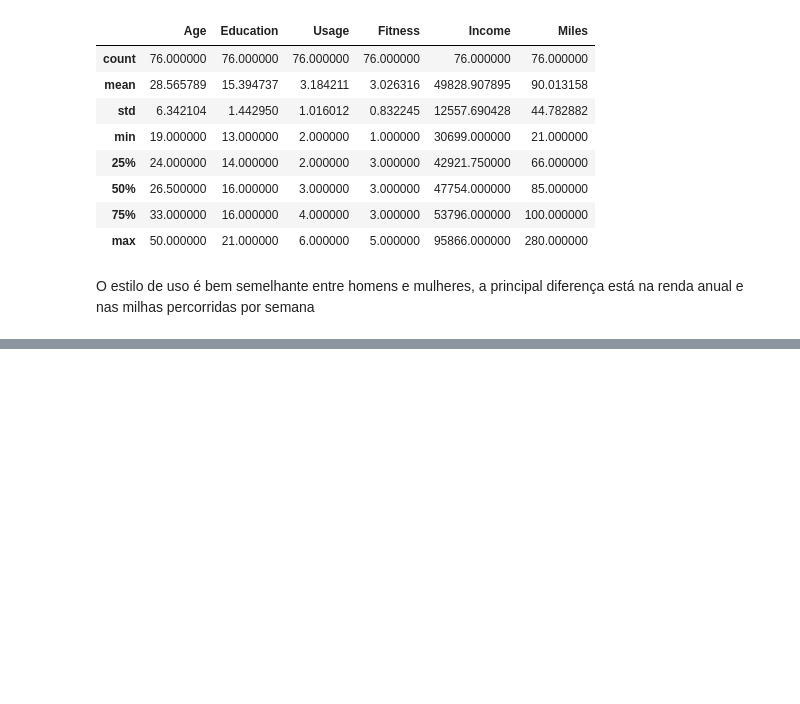
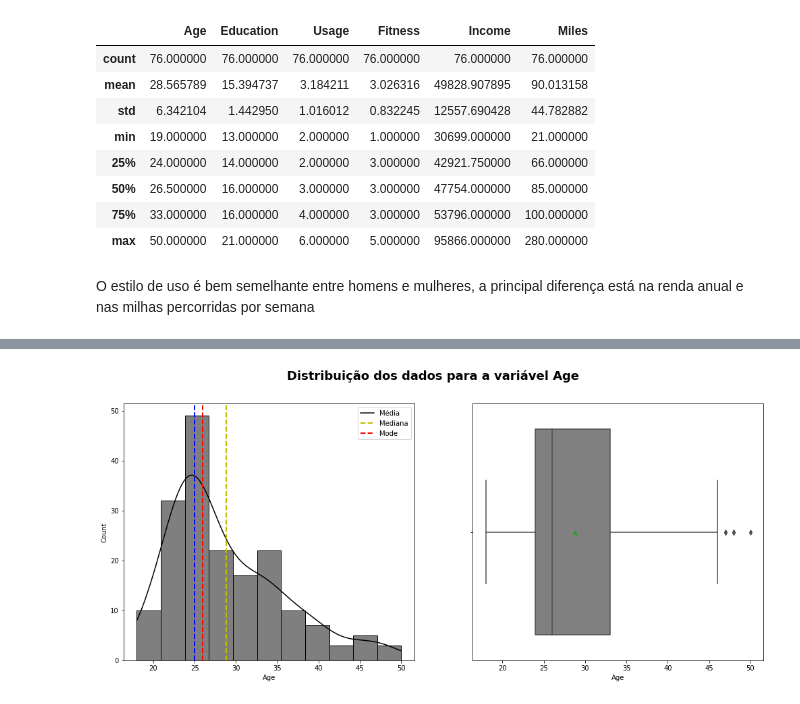
Before and after one commit to LissesCastro/CardioGoodFitness-EDA-WIP, a Jupyter notebook: CardioGooDFitness.ipynb, the cells around one changed output, grey strips where cells are left out. Cells and saved outputs as stored; diff of their text form; code cells hidden in the pictures; blank space fills up the shorter version.

```diff
--- a/CardioGooDFitness.ipynb
+++ b/CardioGooDFitness.ipynb
@@ -168,0 +195,4 @@ O estilo de uso é bem semelhante entre homens e mulheres, a principal diferenç
+# %%
+univariate_analysis(df.Age)
+# %% [output]
+[figure, added]
```
Also changed, not shown: parts of 9 cells of this notebook.
